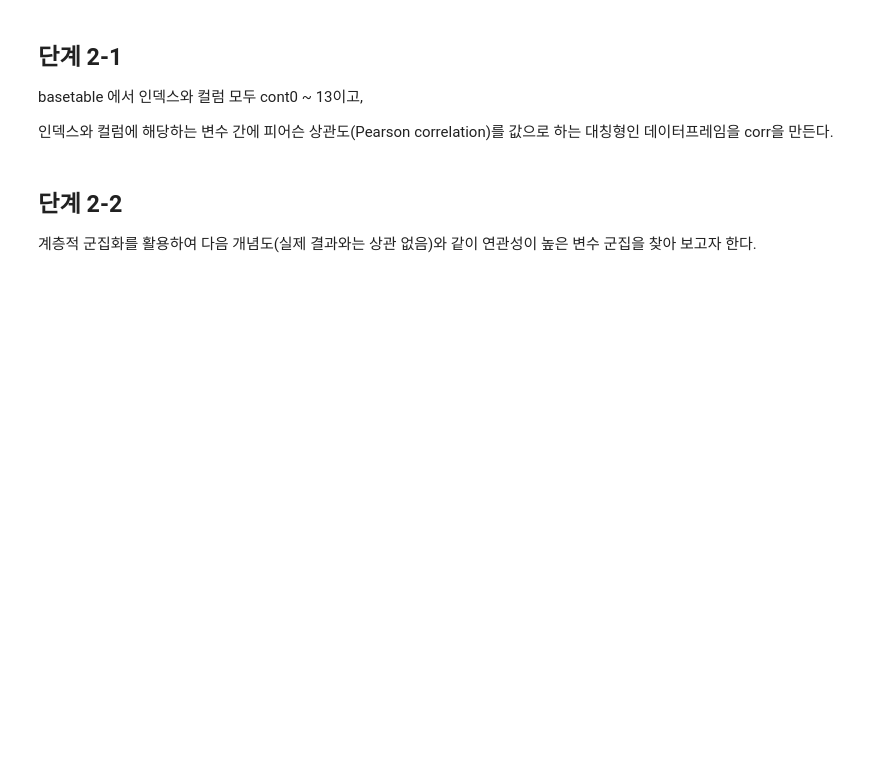
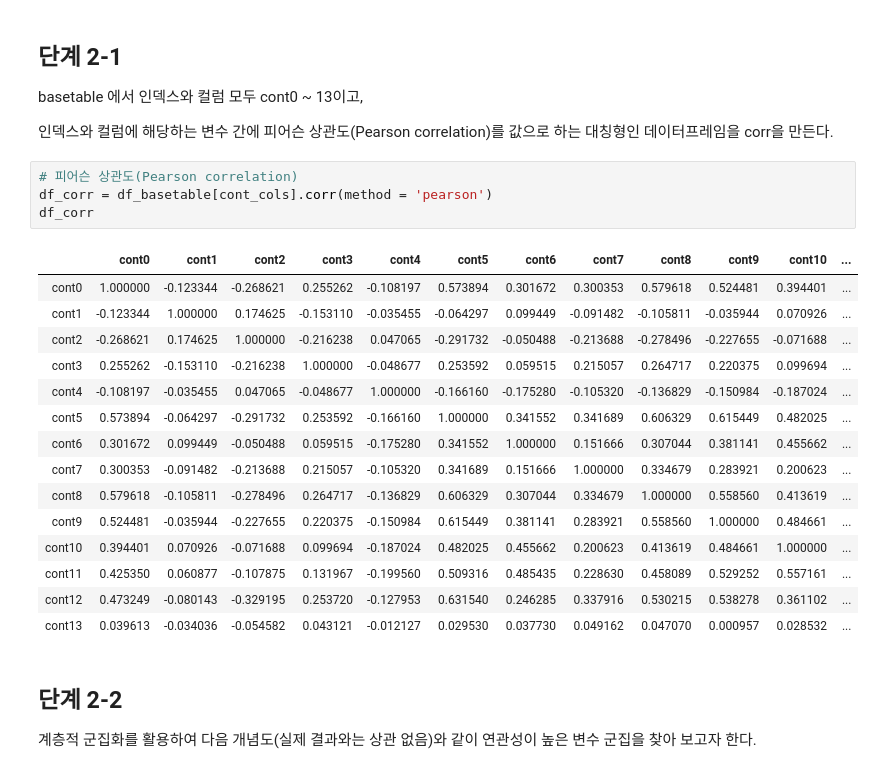
Before and after one commit to dowonjj/DS_lv3_2504_2, a Jupyter notebook: sec_ds_lv3_prob2_prob.ipynb, the cells around one changed output. Saved outputs shown, nothing was run; the diff lists cells and outputs as text; blank space fills up the shorter version.

```diff
--- a/sec_ds_lv3_prob2_prob.ipynb
+++ b/sec_ds_lv3_prob2_prob.ipynb
@@ -744,6 +746,26 @@ A + B + C 를 소수점 넷째 자리에서 반올림하여 셋째 자리까지
 basetable 에서 인덱스와 컬럼 모두 cont0 ~ 13이고,
 
 인덱스와 컬럼에 해당하는 변수 간에 피어슨 상관도(Pearson correlation)를 값으로 하는 대칭형인 데이터프레임을 corr을 만든다.
+# %%
+# 피어슨 상관도(Pearson correlation)
+df_corr = df_basetable[cont_cols].corr(method = 'pearson')
+df_corr
+# %% [output]
+|  | cont0 | cont1 | cont2 | cont3 | cont4 | cont5 | cont6 | cont7 | cont8 | cont9 | cont10 | ... |
+| cont0 | 1.000000 | -0.123344 | -0.268621 | 0.255262 | -0.108197 | 0.573894 | 0.301672 | 0.300353 | 0.579618 | 0.524481 | 0.394401 | ... |
+| cont1 | -0.123344 | 1.000000 | 0.174625 | -0.153110 | -0.035455 | -0.064297 | 0.099449 | -0.091482 | -0.105811 | -0.035944 | 0.070926 | ... |
+| cont2 | -0.268621 | 0.174625 | 1.000000 | -0.216238 | 0.047065 | -0.291732 | -0.050488 | -0.213688 | -0.278496 | -0.227655 | -0.071688 | ... |
+| cont3 | 0.255262 | -0.153110 | -0.216238 | 1.000000 | -0.048677 | 0.253592 | 0.059515 | 0.215057 | 0.264717 | 0.220375 | 0.099694 | ... |
+| cont4 | -0.108197 | -0.035455 | 0.047065 | -0.048677 | 1.000000 | -0.166160 | -0.175280 | -0.105320 | -0.136829 | -0.150984 | -0.187024 | ... |
+| cont5 | 0.573894 | -0.064297 | -0.291732 | 0.253592 | -0.166160 | 1.000000 | 0.341552 | 0.341689 | 0.606329 | 0.615449 | 0.482025 | ... |
+| cont6 | 0.301672 | 0.099449 | -0.050488 | 0.059515 | -0.175280 | 0.341552 | 1.000000 | 0.151666 | 0.307044 | 0.381141 | 0.455662 | ... |
+| cont7 | 0.300353 | -0.091482 | -0.213688 | 0.215057 | -0.105320 | 0.341689 | 0.151666 | 1.000000 | 0.334679 | 0.283921 | 0.200623 | ... |
+| cont8 | 0.579618 | -0.105811 | -0.278496 | 0.264717 | -0.136829 | 0.606329 | 0.307044 | 0.334679 | 1.000000 | 0.558560 | 0.413619 | ... |
+| cont9 | 0.524481 | -0.035944 | -0.227655 | 0.220375 | -0.150984 | 0.615449 | 0.381141 | 0.283921 | 0.558560 | 1.000000 | 0.484661 | ... |
+| cont10 | 0.394401 | 0.070926 | -0.071688 | 0.099694 | -0.187024 | 0.482025 | 0.455662 | 0.200623 | 0.413619 | 0.484661 | 1.000000 | ... |
+| cont11 | 0.425350 | 0.060877 | -0.107875 | 0.131967 | -0.199560 | 0.509316 | 0.485435 | 0.228630 | 0.458089 | 0.529252 | 0.557161 | ... |
+| cont12 | 0.473249 | -0.080143 | -0.329195 | 0.253720 | -0.127953 | 0.631540 | 0.246285 | 0.337916 | 0.530215 | 0.538278 | 0.361102 | ... |
+| cont13 | 0.039613 | -0.034036 | -0.054582 | 0.043121 | -0.012127 | 0.029530 | 0.037730 | 0.049162 | 0.047070 | 0.000957 | 0.028532 | ... |
 # %% [markdown]
 ## 단계 2-2
 
```
Also changed, not shown: parts of 71 cells of this notebook.
